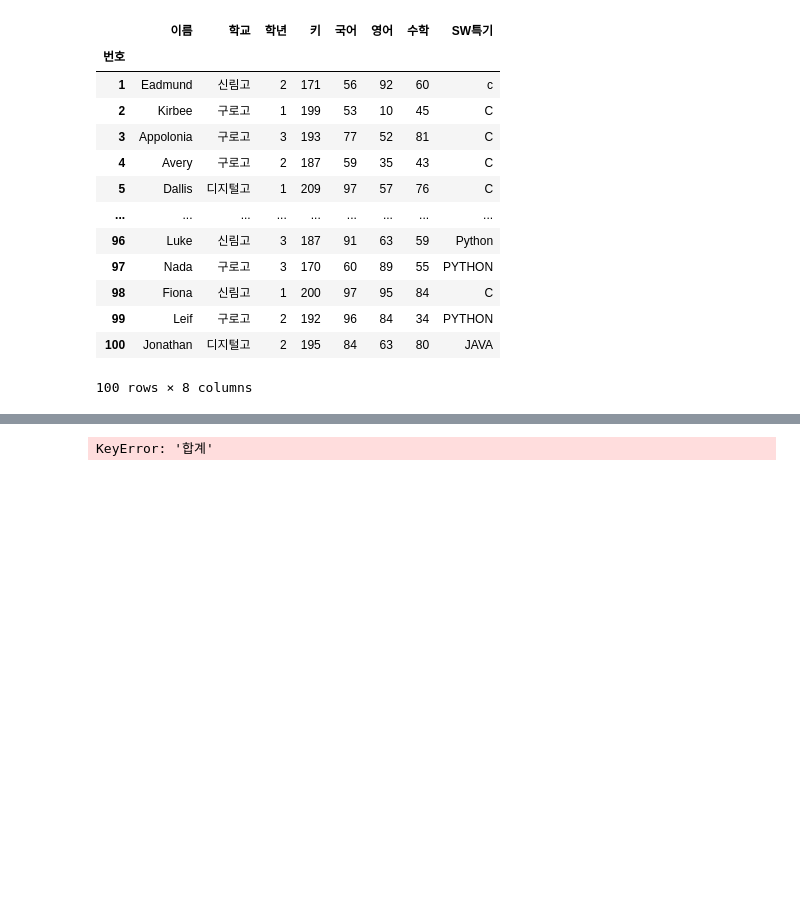
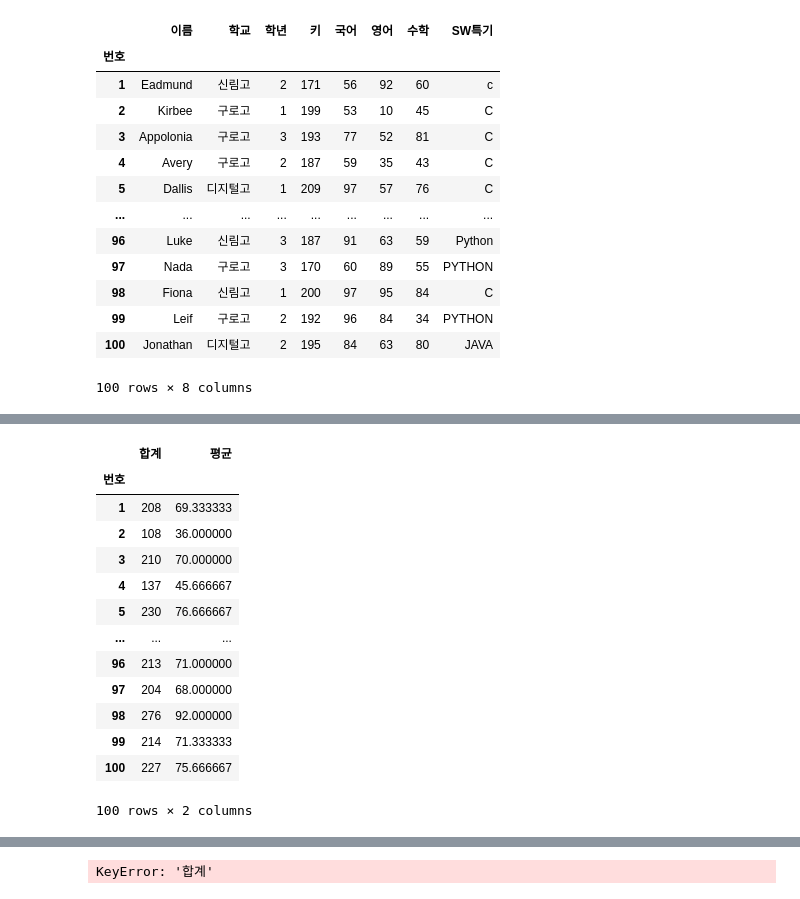
Before and after one commit to naegil73-png/aix_data_0928, a Jupyter notebook: p1001/p1001_03_01.ipynb, the cells around one changed output, grey strips where cells are left out. Drawn from its saved outputs; the diff is of its cells as text; code cells hidden in the pictures; blank space fills up the shorter version.

```diff
--- a/p1001/p1001_03_01.ipynb
+++ b/p1001/p1001_03_01.ipynb
@@ -205,6 +224,21 @@ df
 # %%
 # 합계, 평균만 가져온다.
-# df[['합계','평균']]
+df[['합계','평균']]
+# %% [output]
+|  | 합계 | 평균 |
+| 번호 |  |  |
+| 1 | 208 | 69.333333 |
+| 2 | 108 | 36.000000 |
+| 3 | 210 | 70.000000 |
+| 4 | 137 | 45.666667 |
+| 5 | 230 | 76.666667 |
+| ... | ... | ... |
+| 96 | 213 | 71.000000 |
+| 97 | 204 | 68.000000 |
+| 98 | 276 | 92.000000 |
+| 99 | 214 | 71.333333 |
+| 100 | 227 | 75.666667 |
+100 rows × 2 columns
 # %%
 df.sort_values("합계",ascending=False).head(30)
 # %% [output]
```
Also changed, not shown: parts of 2 cells of this notebook, 4 other files.
